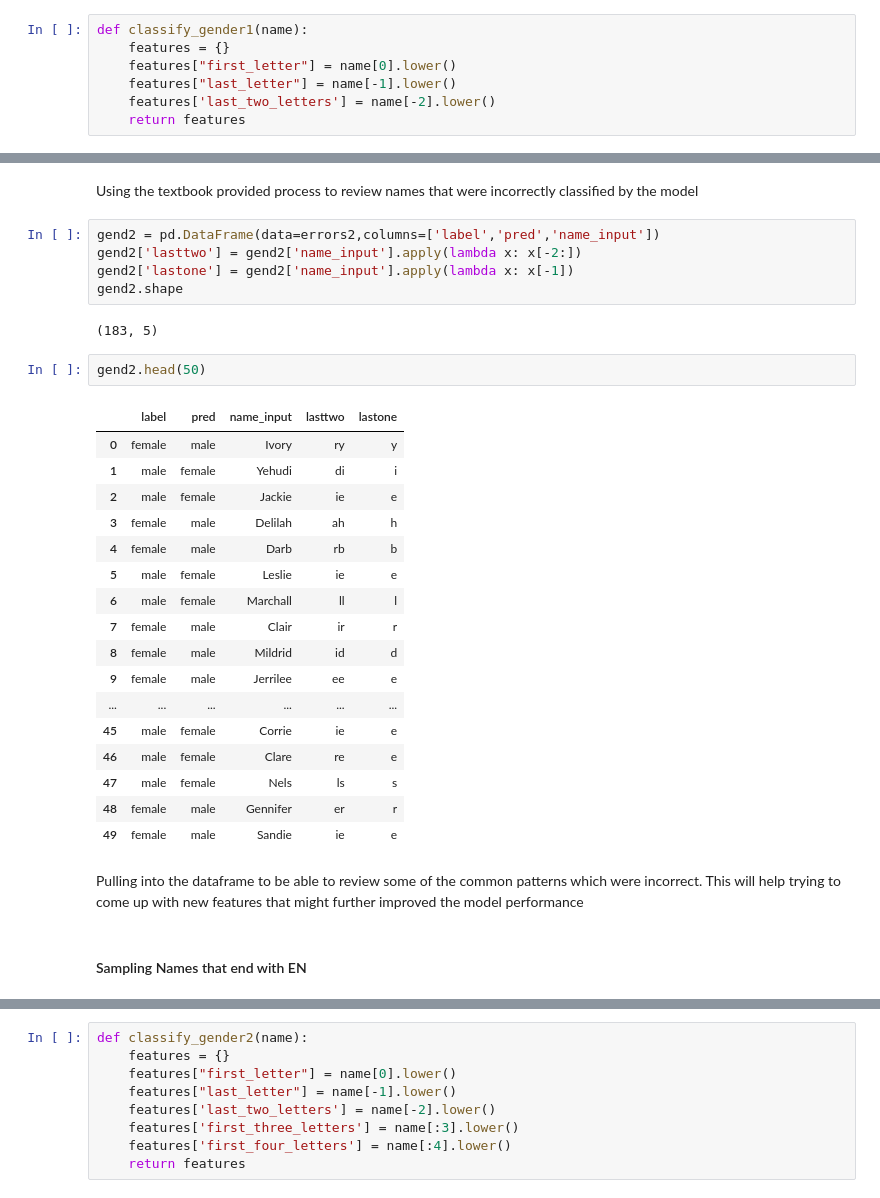
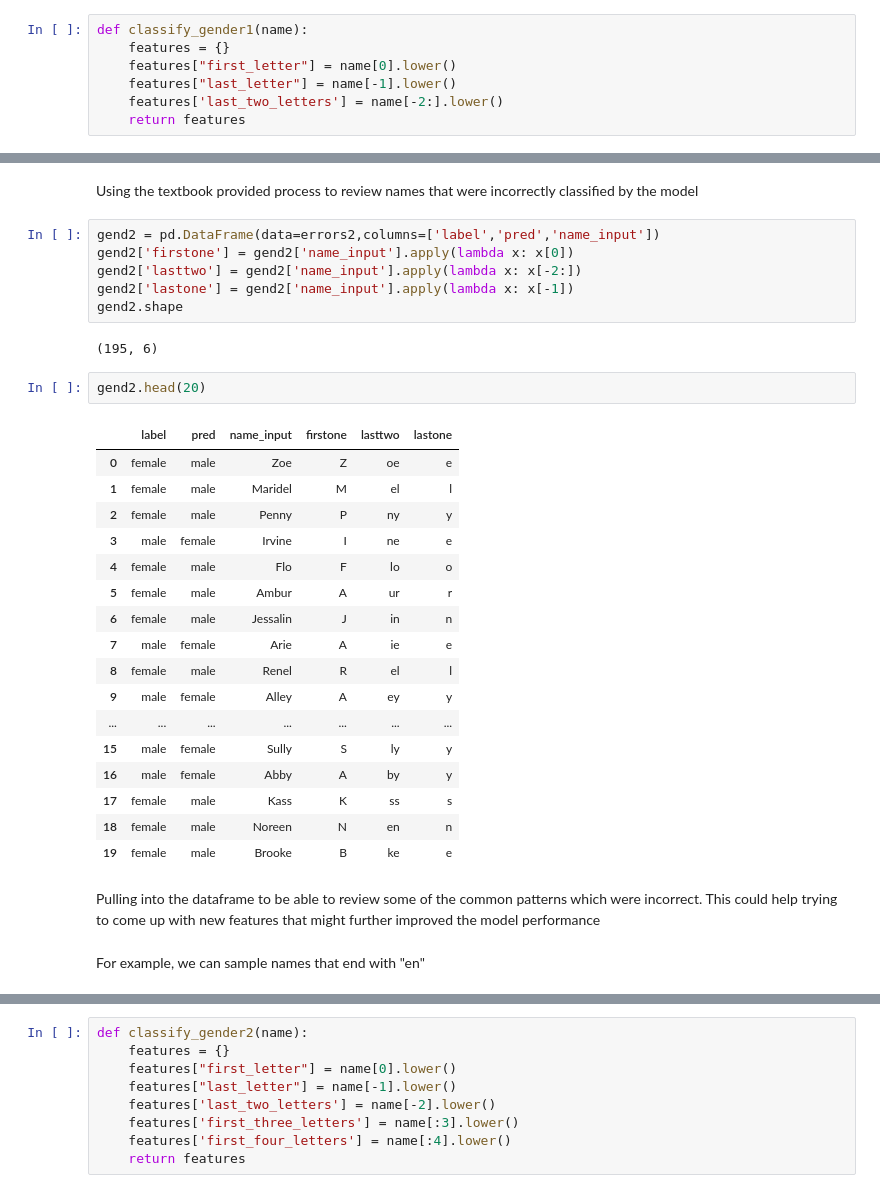
Before and after one commit to jforster19/Data620, a Jupyter notebook: Project 3 Gender Classification.ipynb, the cells around one changed output, grey strips where cells are left out. Saved outputs shown, nothing was run; the diff lists cells and outputs as text.

```diff
--- a/Project 3 Gender Classification.ipynb
+++ b/Project 3 Gender Classification.ipynb
@@ -36,7 +44,7 @@ def classify_gender1(name):
     features = {}
     features["first_letter"] = name[0].lower()
     features["last_letter"] = name[-1].lower()
-    features['last_two_letters'] = name[-2].lower()
+    features['last_two_letters'] = name[-2:].lower()
     return features
 # %%
 feature1 = [(classify_gender1(n), gender) for (n, gender) in train_names]
@@ -61,35 +82,36 @@ for (name, tag) in devtest_names:
 Using the textbook provided process to review names that were incorrectly classified by the model
 # %%
 gend2 = pd.DataFrame(data=errors2,columns=['label','pred','name_input'])
+gend2['firstone'] = gend2['name_input'].apply(lambda x: x[0])
 gend2['lasttwo'] = gend2['name_input'].apply(lambda x: x[-2:])
 gend2['lastone'] = gend2['name_input'].apply(lambda x: x[-1])
 gend2.shape
 # %% [output]
-(183, 5)
+(195, 6)
 # %%
-gend2.head(50)
+gend2.head(20)
 # %% [output]
-|  | label | pred | name_input | lasttwo | lastone |
-| 0 | female | male | Ivory | ry | y |
-| 1 | male | female | Yehudi | di | i |
-| 2 | male | female | Jackie | ie | e |
-| 3 | female | male | Delilah | ah | h |
-| 4 | female | male | Darb | rb | b |
-| 5 | male | female | Leslie | ie | e |
-| 6 | male | female | Marchall | ll | l |
-| 7 | female | male | Clair | ir | r |
-| 8 | female | male | Mildrid | id | d |
-| 9 | female | male | Jerrilee | ee | e |
-| ... | ... | ... | ... | ... | ... |
-| 45 | male | female | Corrie | ie | e |
-| 46 | male | female | Clare | re | e |
-| 47 | male | female | Nels | ls | s |
-| 48 | female | male | Gennifer | er | r |
-| 49 | female | male | Sandie | ie | e |
+|  | label | pred | name_input | firstone | lasttwo | lastone |
+| 0 | female | male | Zoe | Z | oe | e |
+| 1 | female | male | Maridel | M | el | l |
+| 2 | female | male | Penny | P | ny | y |
+| 3 | male | female | Irvine | I | ne | e |
+| 4 | female | male | Flo | F | lo | o |
+| 5 | female | male | Ambur | A | ur | r |
+| 6 | female | male | Jessalin | J | in | n |
+| 7 | male | female | Arie | A | ie | e |
+| 8 | female | male | Renel | R | el | l |
+| 9 | male | female | Alley | A | ey | y |
+| ... | ... | ... | ... | ... | ... | ... |
+| 15 | male | female | Sully | S | ly | y |
+| 16 | male | female | Abby | A | by | y |
+| 17 | female | male | Kass | K | ss | s |
+| 18 | female | male | Noreen | N | en | n |
+| 19 | female | male | Brooke | B | ke | e |
 # %% [markdown]
-Pulling into the dataframe to be able to review some of the common patterns which were incorrect. This will help trying to come up with new features that might further improved the model performance
+Pulling into the dataframe to be able to review some of the common patterns which were incorrect. This could help trying to come up with new features that might further improved the model performance
 # %% [markdown]
-#### Sampling Names that end with EN
+For example, we can sample names that end with "en"
 # %%
 [(name,gend)for name,gend in train_names if name[-2:]=='en'][:20]
 # %% [output]
```
Also changed, not shown: parts of 27 cells of this notebook.
